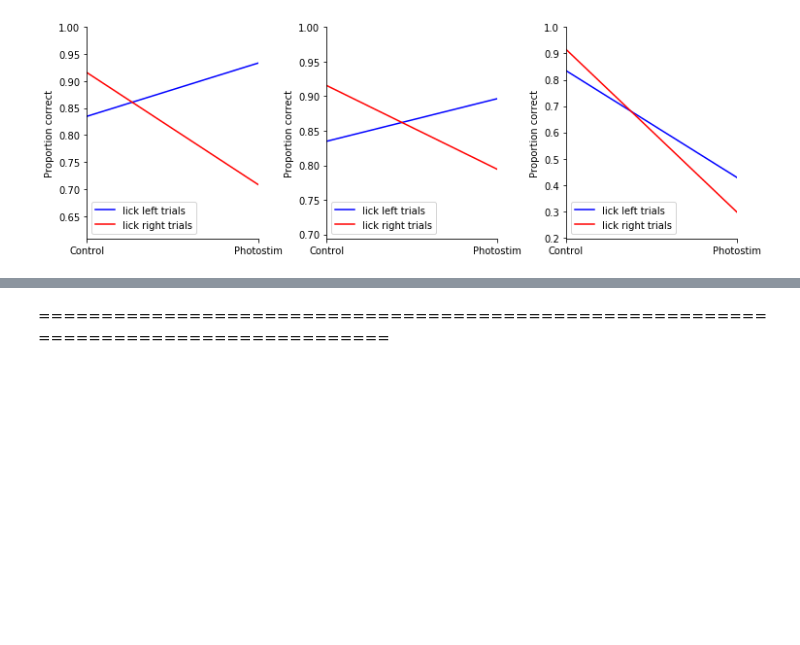
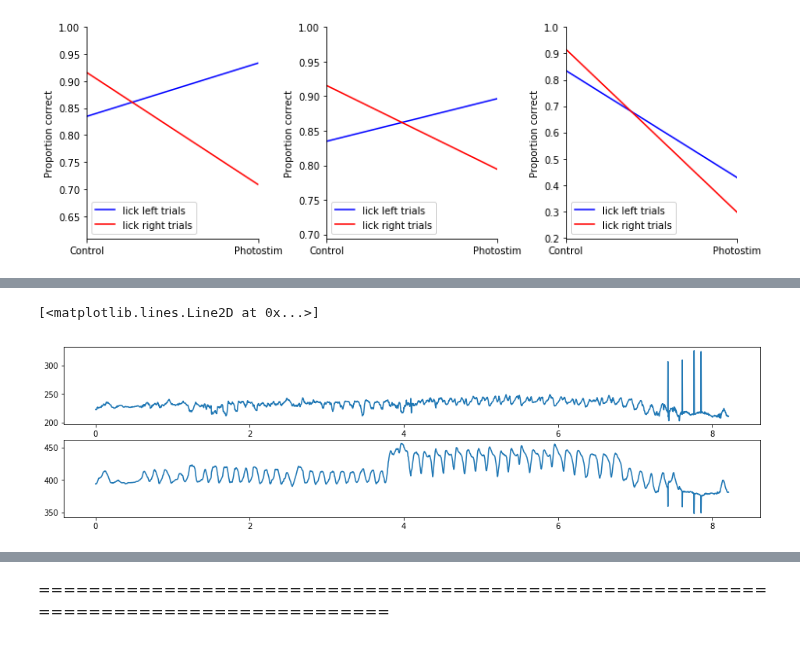
Before and after one commit to mesoscale-activity-map/map-ephys, a Jupyter notebook: notebook/plot_behavior.ipynb, the cells around one changed output, grey strips where cells are left out. Drawn from its saved outputs; the diff is of its cells as text; code cells hidden in the pictures; blank space fills up the shorter version.

Commit message:
making jaw_tracking plot

```diff
--- a/notebook/plot_behavior.ipynb
+++ b/notebook/plot_behavior.ipynb
@@ -41,0 +44,6 @@ behavior_plot.plot_photostim_effect(session_key, bi_alm_photostim, axis=axs[2])
+# %%
+jaw_tracking = tracking.Tracking.JawTracking * experiment.BehaviorTrial & session_key
+tracking_fs = float((tracking.TrackingDevice & tracking.Tracking & session_key).fetch1('sampling_rate'))
+# %%
+l_trial_jaw = jaw_tracking & 'trial_instruction="left"' & 'early_lick="no early"'
+r_trial_jaw = jaw_tracking & 'trial_instruction="right"' & 'early_lick="no early"'
@@ -41,0 +63,12 @@ behavior_plot.plot_photostim_effect(session_key, bi_alm_photostim, axis=axs[2])
+# %%
+jaw_trackings = l_trial_jaw.fetch(as_dict=True, limit=20)
+# %%
+jaw_tracking = jaw_trackings[0]
+sample_counts = len(jaw_tracking['jaw_x'])
+# %%
+fig, axs = plt.subplots(2, 1, figsize=(16, 4))
+axs[0].plot(np.arange(sample_counts)/tracking_fs, jaw_tracking['jaw_x'])
+axs[1].plot(np.arange(sample_counts)/tracking_fs, jaw_tracking['jaw_y'])
+# %% [output]
+[<matplotlib.lines.Line2D at 0x...>]
+[figure, added]
```
Also changed, not shown: parts of 5 cells of this notebook, 2 other files.
